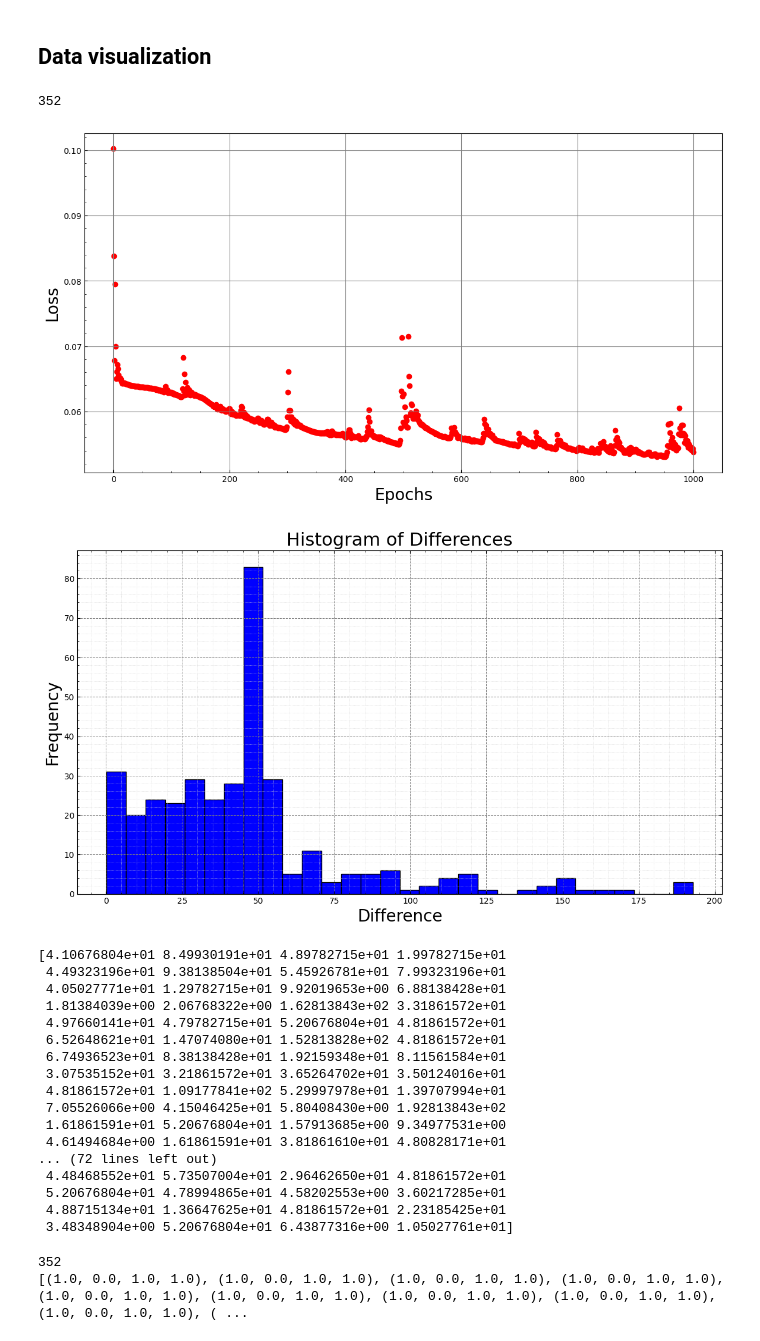
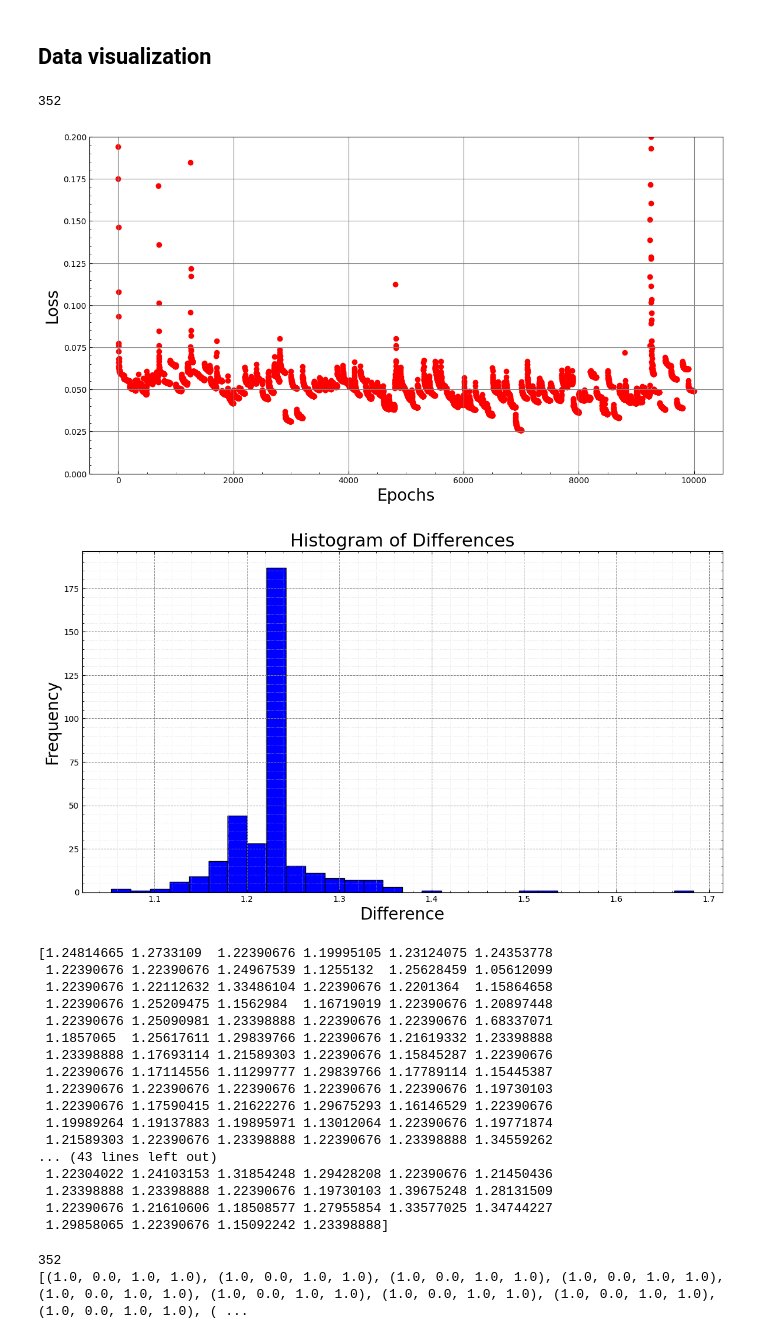
Before and after one commit to Nemesaaa/Projectlab, a Jupyter notebook: gnn.ipynb, the cells around one changed output. Saved outputs shown, nothing was run; the diff lists cells and outputs as text; code cells hidden in the pictures.

```diff
--- a/gnn.ipynb
+++ b/gnn.ipynb
@@ -196,8 +199,8 @@ model = GNN(edge_dim, hidden_dim1, hidden_dim2, hidden_dim3, hidden_dim4, hidden
 criterion = nn.MSELoss()
 optimizer = torch.optim.Adam(model.parameters(), lr=0.005)
 
-num_epochs = 20000
-losses = np.zeros(num_epochs)
+num_epochs = 10000
+losses = []
 total_losses = []
 for epoch in range(num_epochs):
     model.train()
@@ -209,13 +212,16 @@ for epoch in range(num_epochs):
 
     # Compute loss using the predicted features and the input features of the hidden edges
     loss = criterion(output[edges_to_hide], prepared_test_data[i].edge_attr[edges_to_hide])
-    losses[epoch] = loss
+    losses.append(float(loss))
     loss.backward()
     optimizer.step()
     if epoch % 100 == 0:
         print(f'Epoch {epoch+1}, Loss: {loss.item()}')
         total_loss = evaluate_all_graphs(model, prepared_training_data, prepared_test_data, edges_to_hide, criterion)
-        total_losses.append(total_loss)
+        total_losses.append(float(total_loss))
+    print(sys.getsizeof(losses))
+    print(sys.getsizeof(total_losses))
+
 #plot_graph_weight(G2)
 with open('total_losses.json', 'w') as file:
     json.dump(total_losses, file)
@@ -306,6 +295,7 @@ def losses_epoch_plot(losses, save, save_name):
     plt.grid(True,which='major',color='gray')
     plt.minorticks_on()
     plt.tick_params(axis='both', which='both', direction= 'in')
+    plt.ylim([0,0.2])
     fig.set_size_inches(14,7.5)
     if save:
         plt.savefig(save_name)
@@ -330,37 +320,38 @@ def enhanced_histogram(data, bins=30, save=False, save_name='histogram.png'):
 # %%
 losses_epoch_plot(losses,False,'asd')
 
-N = num_edges_to_hide
+N = 352
 print(N)
 difference = np.zeros(N)
-for i in range(N):
-    if output[edges_to_hide][i]<0:
-        output[edges_to_hide][i] = 0
-    difference[i] = max_value * float(abs(output[edges_to_hide][i] - data_testing.edge_attr[edges_to_hide][i]))
+output = model(prepared_training_data[2].edge_attr, prepared_training_data[2].edge_index)
+for j in range(N):
+    if output[edges_to_hide][j]<0:
+        output[edges_to_hide][j] = 0
+    difference[j] = float(abs(output[edges_to_hide][j] - prepared_training_data[2].edge_attr[edges_to_hide][j]))
     #print(output[edges_to_hide][i])
 enhanced_histogram(difference, bins=30, save=False, save_name='enhanced_histogram.png')
 print(difference)
 # %% [output]
 352
-[figure, old version]
+[figure, new version]
-[figure, old version]
+[figure, new version]
-[4.10676804e+01 8.49930191e+01 4.89782715e+01 1.99782715e+01
- 4.49323196e+01 9.38138504e+01 5.45926781e+01 7.99323196e+01
- 4.05027771e+01 1.29782715e+01 9.92019653e+00 6.88138428e+01
- 1.81384039e+00 2.06768322e+00 1.62813843e+02 3.31861572e+01
- 4.97660141e+01 4.79782715e+01 5.20676804e+01 4.81861572e+01
- 6.52648621e+01 1.47074080e+01 1.52813828e+02 4.81861572e+01
- 6.74936523e+01 8.38138428e+01 1.92159348e+01 8.11561584e+01
- 3.07535152e+01 3.21861572e+01 3.65264702e+01 3.50124016e+01
- 4.81861572e+01 1.09177841e+02 5.29997978e+01 1.39707994e+01
- 7.05526066e+00 4.15046425e+01 5.80408430e+00 1.92813843e+02
- 1.61861591e+01 5.20676804e+01 1.57913685e+00 9.34977531e+00
- 4.61494684e+00 1.61861591e+01 3.81861610e+01 4.80828171e+01
-... (72 lines left out)
- 4.48468552e+01 5.73507004e+01 2.96462650e+01 4.81861572e+01
- 5.20676804e+01 4.78994865e+01 4.58202553e+00 3.60217285e+01
- 4.88715134e+01 1.36647625e+01 4.81861572e+01 2.23185425e+01
- 3.48348904e+00 5.20676804e+01 6.43877316e+00 1.05027761e+01]
+[1.24814665 1.2733109  1.22390676 1.19995105 1.23124075 1.24353778
+ 1.22390676 1.22390676 1.24967539 1.1255132  1.25628459 1.05612099
+ 1.22390676 1.22112632 1.33486104 1.22390676 1.2201364  1.15864658
+ 1.22390676 1.25209475 1.1562984  1.16719019 1.22390676 1.20897448
+ 1.22390676 1.25090981 1.23398888 1.22390676 1.22390676 1.68337071
+ 1.1857065  1.25617611 1.29839766 1.22390676 1.21619332 1.23398888
+ 1.23398888 1.17693114 1.21589303 1.22390676 1.15845287 1.22390676
+ 1.22390676 1.17114556 1.11299777 1.29839766 1.17789114 1.15445387
+ 1.22390676 1.22390676 1.22390676 1.22390676 1.22390676 1.19730103
+ 1.22390676 1.17590415 1.21622276 1.29675293 1.16146529 1.22390676
+ 1.19989264 1.19137883 1.19895971 1.13012064 1.22390676 1.19771874
+ 1.21589303 1.22390676 1.23398888 1.22390676 1.23398888 1.34559262
+... (43 lines left out)
+ 1.22304022 1.24103153 1.31854248 1.29428208 1.22390676 1.21450436
+ 1.23398888 1.23398888 1.22390676 1.19730103 1.39675248 1.28131509
+ 1.22390676 1.21610606 1.18508577 1.27955854 1.33577025 1.34744227
+ 1.29858065 1.22390676 1.15092242 1.23398888]
 # %%
 def plot_graph_weight(G):
     plt.figure(figsize=(16,12))
```
Also changed, not shown: parts of 7 cells of this notebook, 3 other files.
